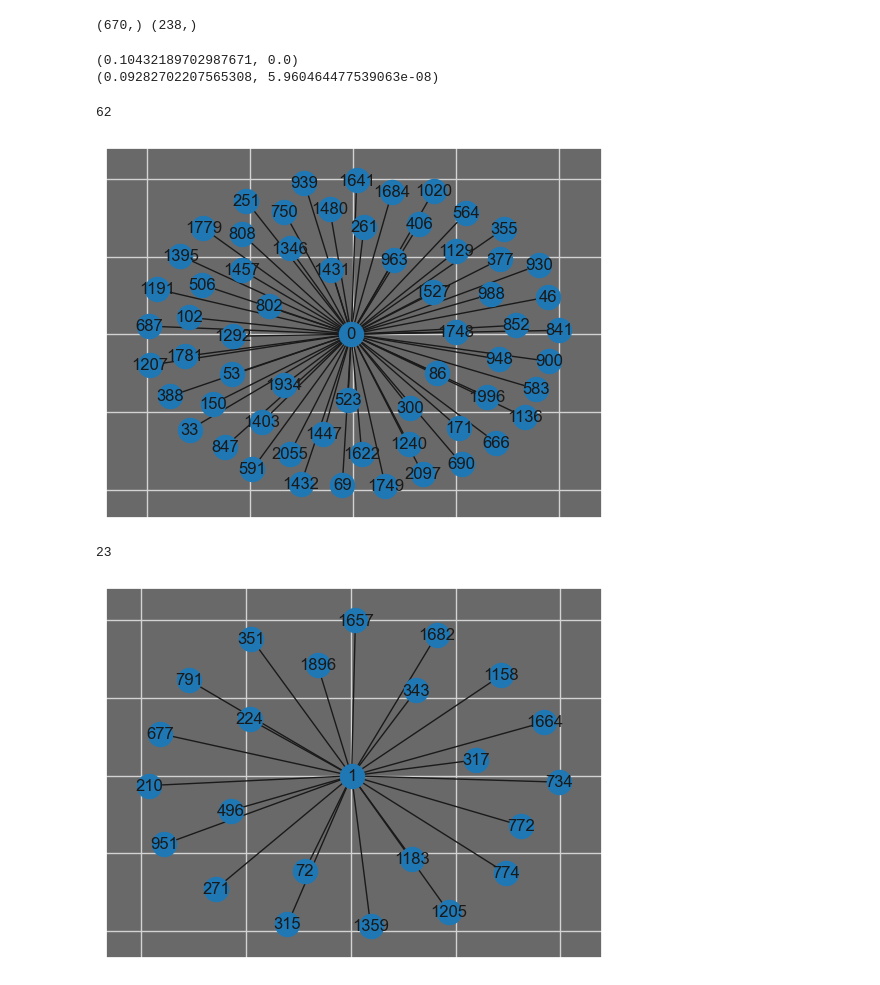
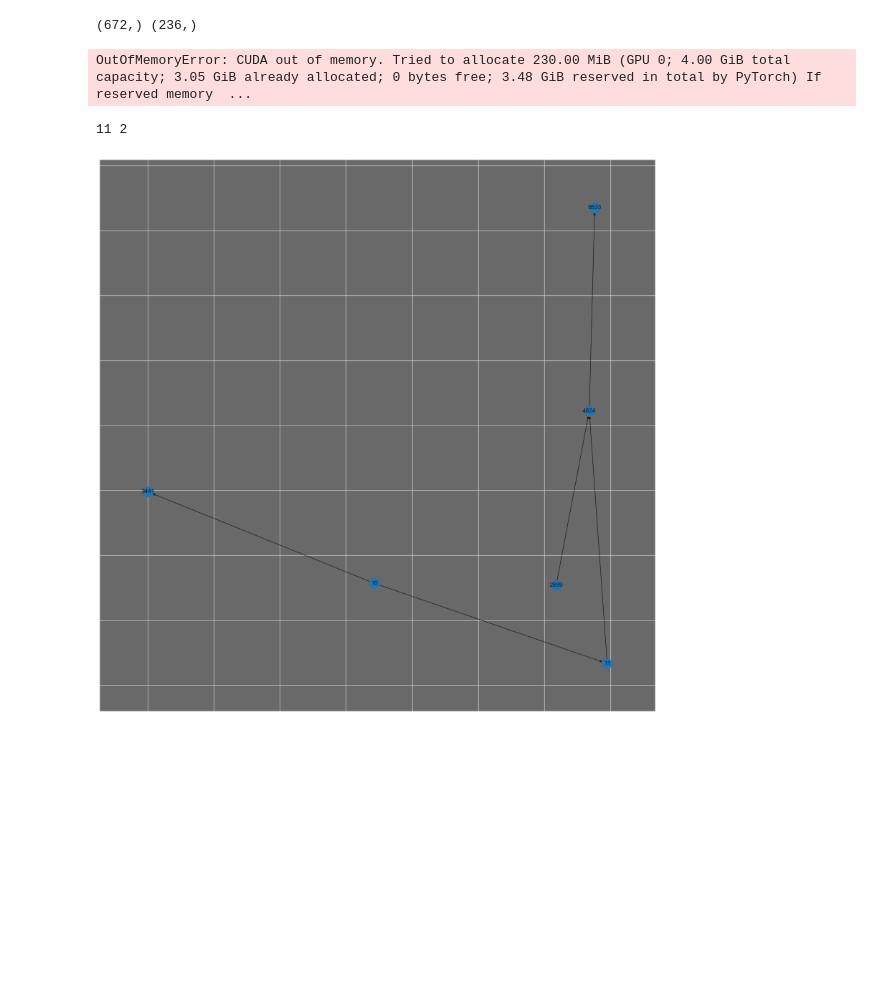
Before and after one commit to CachoobiDoobi/Anti-Money-Laundering-GNNs, a Jupyter notebook: Elliptic/main.ipynb, the cells around one changed output. Saved outputs shown, nothing was run; the diff lists cells and outputs as text; code cells hidden in the pictures; blank space fills up the shorter version.

```diff
--- a/Elliptic/main.ipynb
+++ b/Elliptic/main.ipynb
@@ -29,6 +21,9 @@ nodes_new.shape, labels_new.shape, edges_new.shape
+# %%
+indexes = labels.index[labels["class"] != "unknown"].tolist()
+new_labels = labels.replace("unknown", "3")
 # %%
 device = 'cuda' if torch.cuda.is_available() else 'cpu'
 # %%
-data, graph_info = create_graph(nodes_new, edges_new, labels_new, device)
+data, graph_info = create_graph(nodes, edges, new_labels, device)
 data
 # %% [output]
@@ -115,7 +110,7 @@ c, w = get_ilicit_predictions(GCN, loader, test_mask, device)
 c, w = c[0], w[0]
 print(c.shape, w.shape)
 # %% [output]
-(670,) (238,)
+(672,) (236,)
 # %%
 # node_index =[8440, 8716, 8728, 8734, 8757, 8760, 8762, 8763, 8765, 8773, 8776, 8808]
 #[8041, 8107, 8157, 8170, 8368, 8394, 8415, 8439, 8440, 8455, 8493, 8496, 8530, 8567, 8568, 8579, 8590, 8594, 8612, 8624, 8657, 8674, 8687, 8696, 8716, 8728, 8734, 8757, 8760, 8762, 8763, 8765, 8773, 8776, 8808, 8814, 8819, 8827, 8845, 8846, 8856, 8874, 8882, 8900, 8902, 8912, 8915, 8921, 8946, 8986, 8987] #illicit_idx[:200].tolist()
@@ -133,40 +128,41 @@ explainer = Explainer(
 )
 explanation_correct = explainer(data.x, data.edge_index, index=c)
 explanation_wrong = explainer(data.x, data.edge_index, index=w)
+# %% [output]
+OutOfMemoryError: CUDA out of memory. Tried to allocate 230.00 MiB (GPU 0; 4.00 GiB total capacity; 3.05 GiB already allocated; 0 bytes free; 3.48 GiB reserved in total by PyTorch) If reserved memory  ...
 # %%
 fid_pm = fidelity(explainer, explanation_correct)
 print(fid_pm)
-explanation_correct.visualize_graph('subgraph_correct.png', backend="networkx")
+explanation_correct.visualize_graph('pics/subgraph_correct.png', backend="networkx")
 
 
 fid_pm = fidelity(explainer, explanation_wrong)
 print(fid_pm)
-explanation_wrong.visualize_graph('subgraph_wrong.png', backend="networkx")
+explanation_wrong.visualize_graph('pics/subgraph_wrong.png', backend="networkx")
-# %% [output]
-(0.10432189702987671, 0.0)
-(0.09282702207565308, 5.960464477539063e-08)
 # %%
 import networkx as nx
-
-index  = 0
+# add cycle find
+index  = 10
 edge_list = data.edge_index.cpu().detach().numpy()
 G = nx.from_edgelist(edge_list.T)
-n = list(G.neighbors(c[index]))
-n.append(c[index])
-g = G.subgraph(n)
-nx.draw_networkx(g)
-print(G.degree(c[index]))
+ns = G.neighbors(c[index])
+nodes = []
+for n in ns:
+    nodes.append(n)
+nodes.append(c[index])
+cliques = nx.algorithms.clique.cliques_containing_node(G, nodes)
+
+D = nx.DiGraph()
+for clique in cliques.values():
+    for edge in clique:
+        D.add_edge(edge[0], edge[1])
+print(c[index], G.degree(c[index]))
+
+plt.figure(1, figsize=(20,20))
+nx.draw_networkx(D, node_size=400)
+plt.show()
+
+cycles = nx.find_cycle(G, c[index])
 # %% [output]
-62
+11 2
-[figure, old version]
+[figure, new version]
-# %%
-edge_list = data.edge_index.cpu().detach().numpy()
-G = nx.from_edgelist(edge_list.T)
-n = list(G.neighbors(w[index]))
-n.append(w[index])
-g = G.subgraph(n)
-nx.draw_networkx(g)
-print(G.degree(w[index]))
-# %% [output]
-23
-[figure, removed]
```
Also changed, not shown: parts of 17 cells of this notebook, 1 other file.
